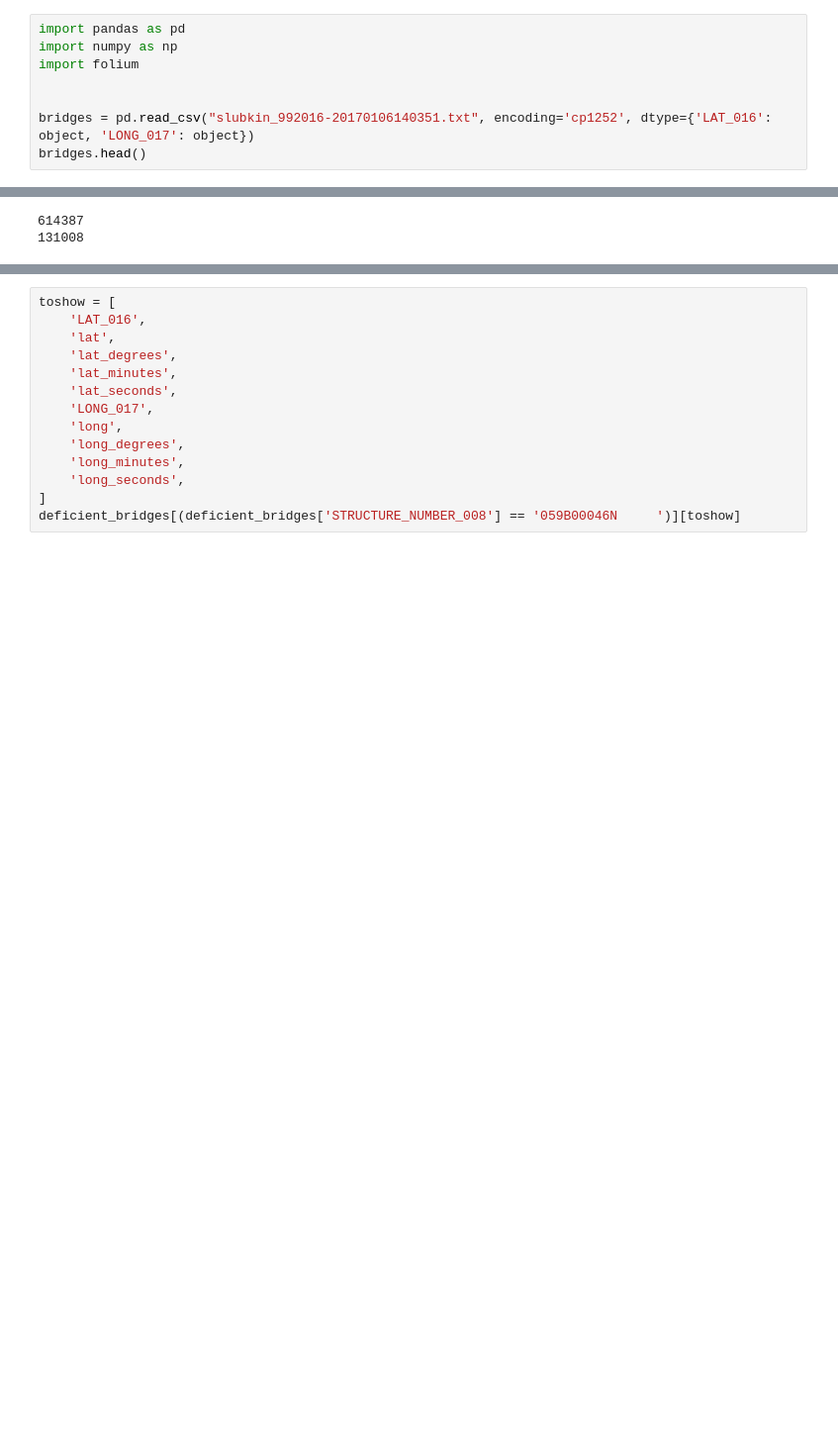
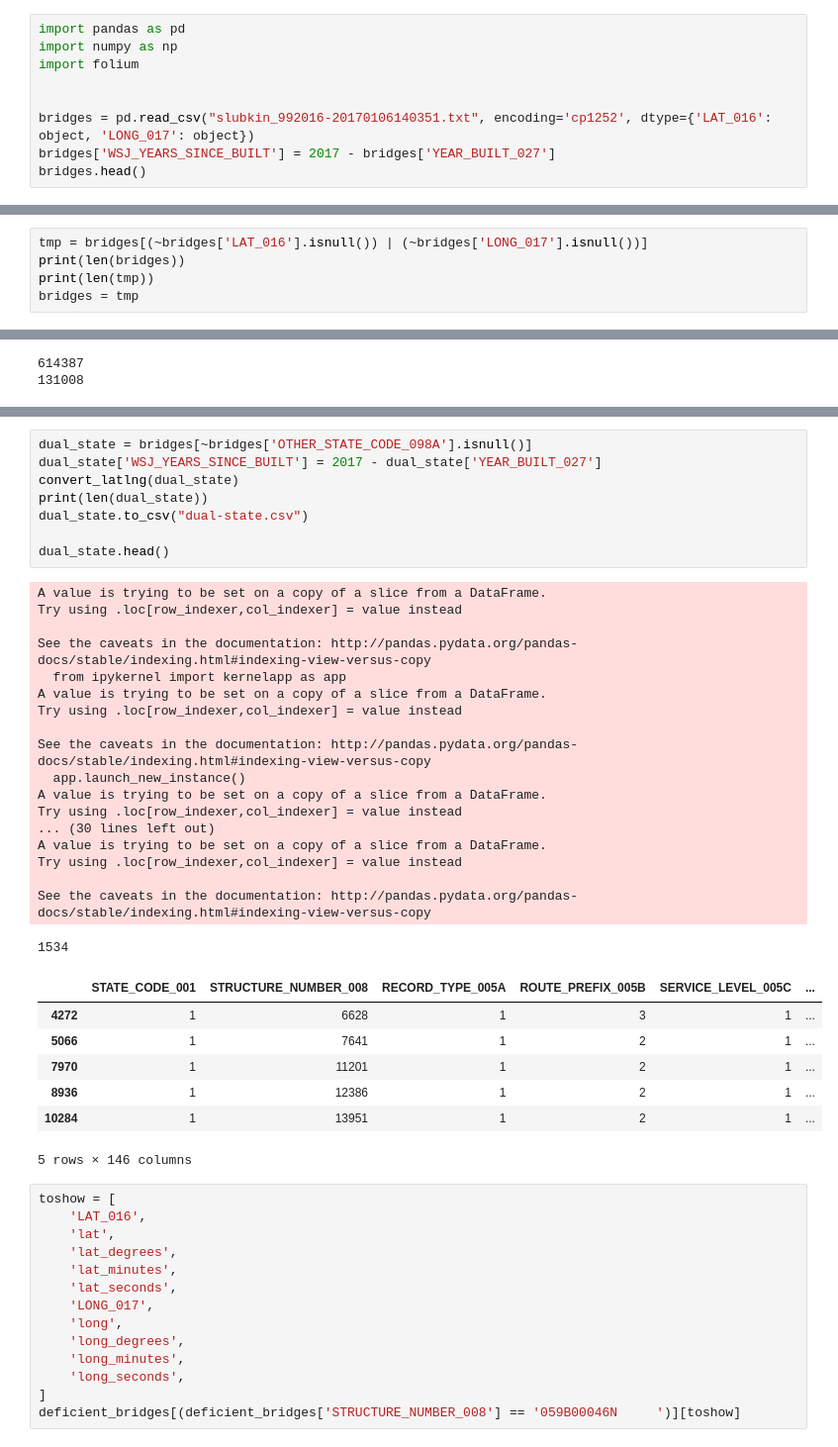
Before and after one commit to CoulterJones/New-School, a Jupyter notebook: news-narrative-design/spring-2017/level-two/bridges.ipynb, the cells around one changed output, grey strips where cells are left out. Shown at 99% size. Cells and saved outputs as stored; diff of their text form; blank space fills up the shorter version.

```diff
--- a/news-narrative-design/spring-2017/level-two/bridges.ipynb
+++ b/news-narrative-design/spring-2017/level-two/bridges.ipynb
@@ -9,6 +9,7 @@ import folium
 
 
 bridges = pd.read_csv("slubkin_992016-20170106140351.txt", encoding='cp1252', dtype={'LAT_016': object, 'LONG_017': object})
+bridges['WSJ_YEARS_SINCE_BUILT'] = 2017 - bridges['YEAR_BUILT_027']
 bridges.head()
 # %% [output]
 |  | STATE_CODE_001 | STRUCTURE_NUMBER_008 | RECORD_TYPE_005A | ROUTE_PREFIX_005B | SERVICE_LEVEL_005C | ... |
@@ -20,0 +26,5 @@ bridges.head()
+# %%
+tmp = bridges[(~bridges['LAT_016'].isnull()) | (~bridges['LONG_017'].isnull())]
+print(len(bridges))
+print(len(tmp))
+bridges = tmp
@@ -80,3 +94,37 @@ See the caveats in the documentation: http://pandas.pydata.org/pandas-docs/stabl
+# %%
+dual_state = bridges[~bridges['OTHER_STATE_CODE_098A'].isnull()]
+dual_state['WSJ_YEARS_SINCE_BUILT'] = 2017 - dual_state['YEAR_BUILT_027']
+convert_latlng(dual_state)
+print(len(dual_state))
+dual_state.to_csv("dual-state.csv")
+
+dual_state.head()
+# %% [output]
+A value is trying to be set on a copy of a slice from a DataFrame.
+Try using .loc[row_indexer,col_indexer] = value instead
+
+See the caveats in the documentation: http://pandas.pydata.org/pandas-docs/stable/indexing.html#indexing-view-versus-copy
+  from ipykernel import kernelapp as app
+A value is trying to be set on a copy of a slice from a DataFrame.
+Try using .loc[row_indexer,col_indexer] = value instead
+
+See the caveats in the documentation: http://pandas.pydata.org/pandas-docs/stable/indexing.html#indexing-view-versus-copy
+  app.launch_new_instance()
+A value is trying to be set on a copy of a slice from a DataFrame.
+Try using .loc[row_indexer,col_indexer] = value instead
+... (30 lines left out)
+A value is trying to be set on a copy of a slice from a DataFrame.
+Try using .loc[row_indexer,col_indexer] = value instead
+
+See the caveats in the documentation: http://pandas.pydata.org/pandas-docs/stable/indexing.html#indexing-view-versus-copy
+1534
+|  | STATE_CODE_001 | STRUCTURE_NUMBER_008 | RECORD_TYPE_005A | ROUTE_PREFIX_005B | SERVICE_LEVEL_005C | ... |
+| 4272 | 1 | 6628 | 1 | 3 | 1 | ... |
+| 5066 | 1 | 7641 | 1 | 2 | 1 | ... |
+| 7970 | 1 | 11201 | 1 | 2 | 1 | ... |
+| 8936 | 1 | 12386 | 1 | 2 | 1 | ... |
+| 10284 | 1 | 13951 | 1 | 2 | 1 | ... |
+5 rows × 146 columns
 # %%
 toshow = [
     'LAT_016',
```
Also changed, not shown: parts of 7 cells of this notebook.
